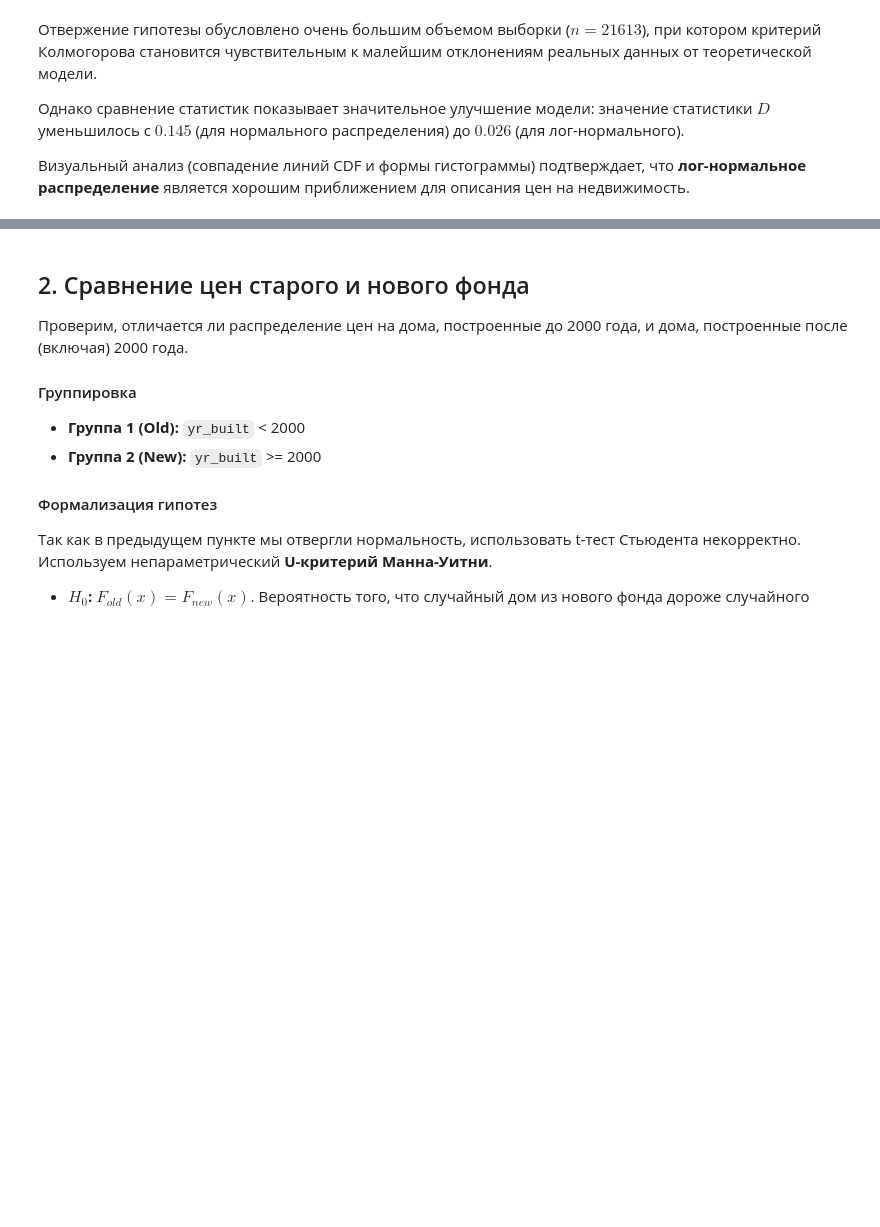
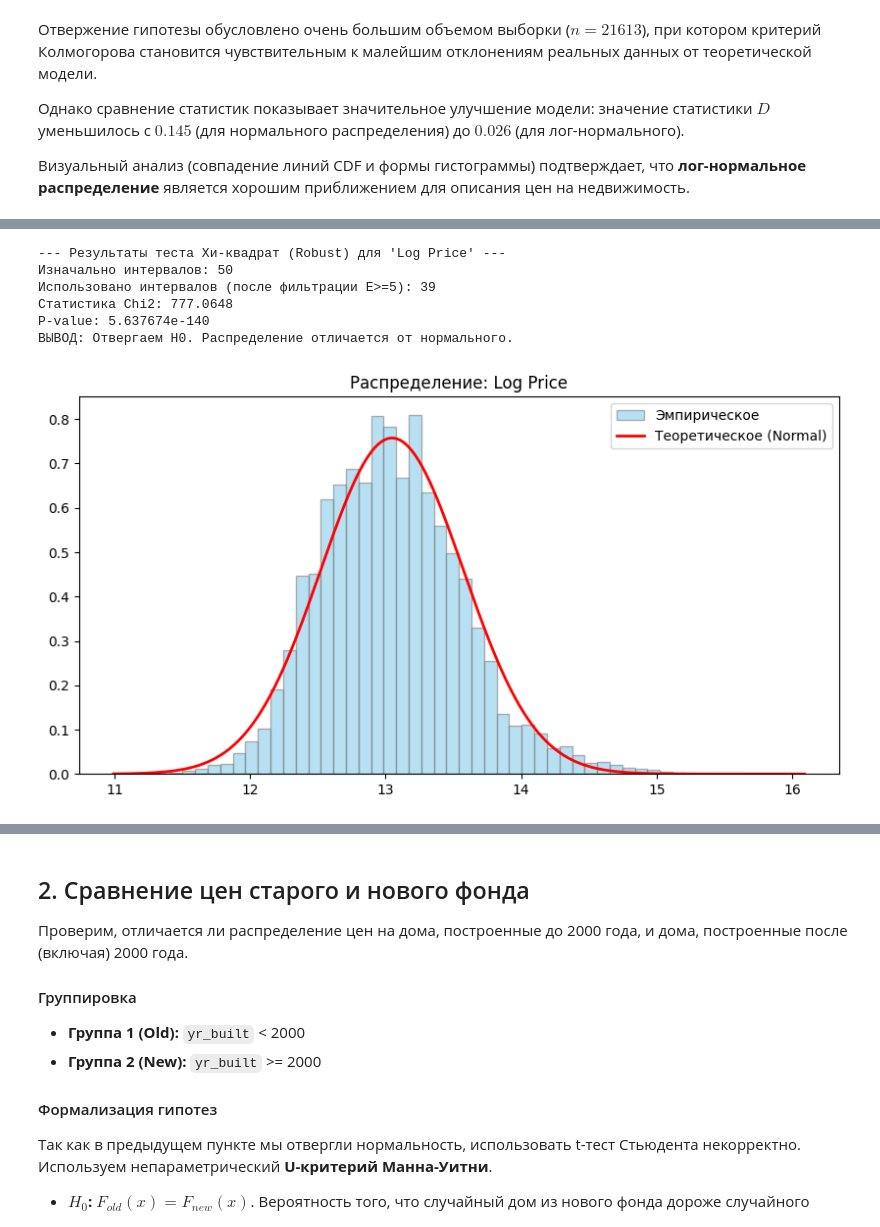
Before and after one commit to bobrnebobr/TeorVer-lab2, a Jupyter notebook: Task 5.ipynb, the cells around one changed output, grey strips where cells are left out. Drawn from its saved outputs; the diff is of its cells as text; code cells hidden in the pictures; blank space fills up the shorter version.

```diff
--- a/Task 5.ipynb
+++ b/Task 5.ipynb
@@ -132,0 +199,10 @@ manual_kolmogorov_test(prices_log)
+# %%
+chi_square_test_robust(np.log(prices), label="Log Price")
+# %% [output]
+--- Результаты теста Хи-квадрат (Robust) для 'Log Price' ---
+Изначально интервалов: 50
+Использовано интервалов (после фильтрации E>=5): 39
+Статистика Chi2: 777.0648
+P-value: 5.637674e-140
+ВЫВОД: Отвергаем H0. Распределение отличается от нормального.
+[figure, added]
```
Also changed, not shown: parts of 4 cells of this notebook.
